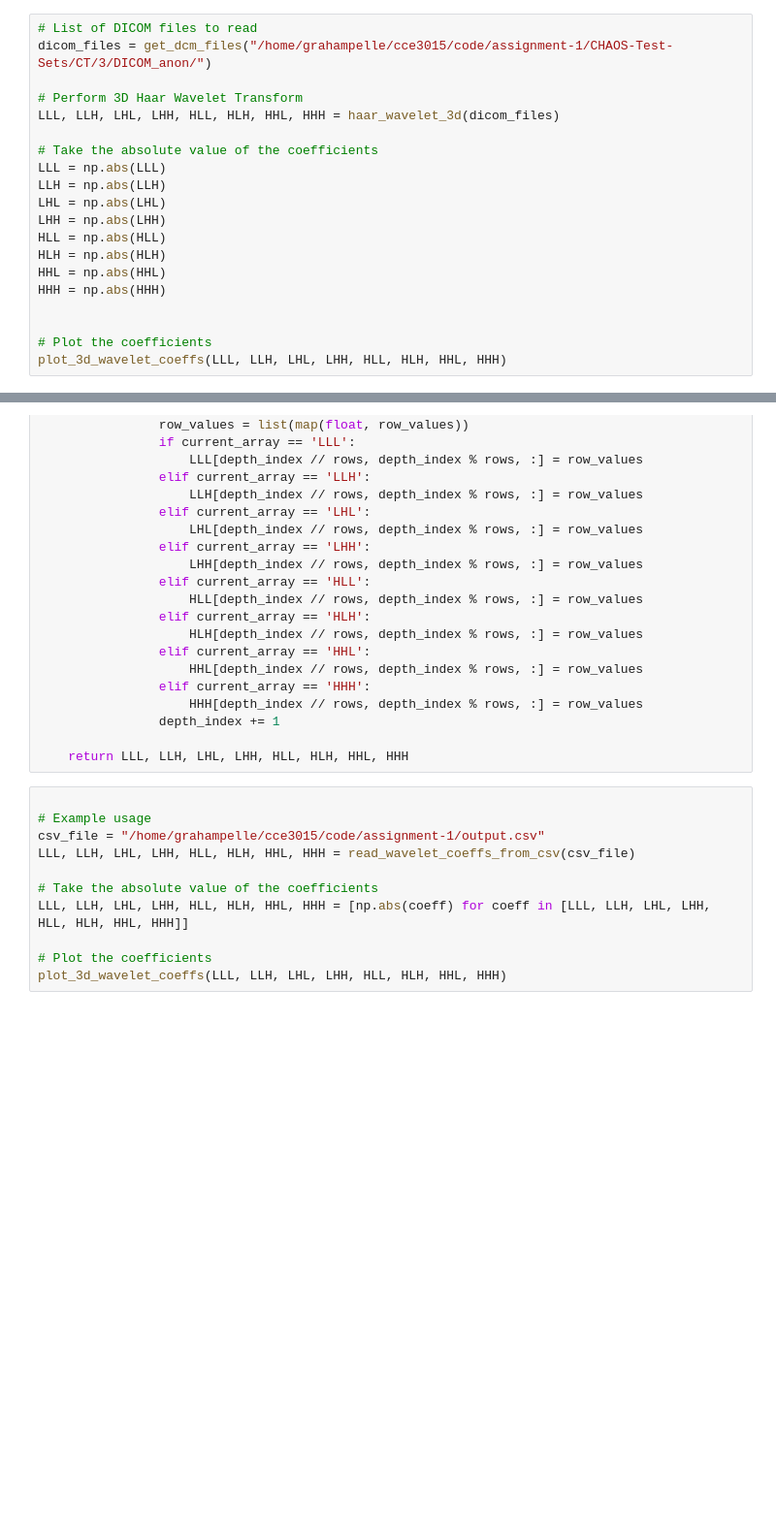
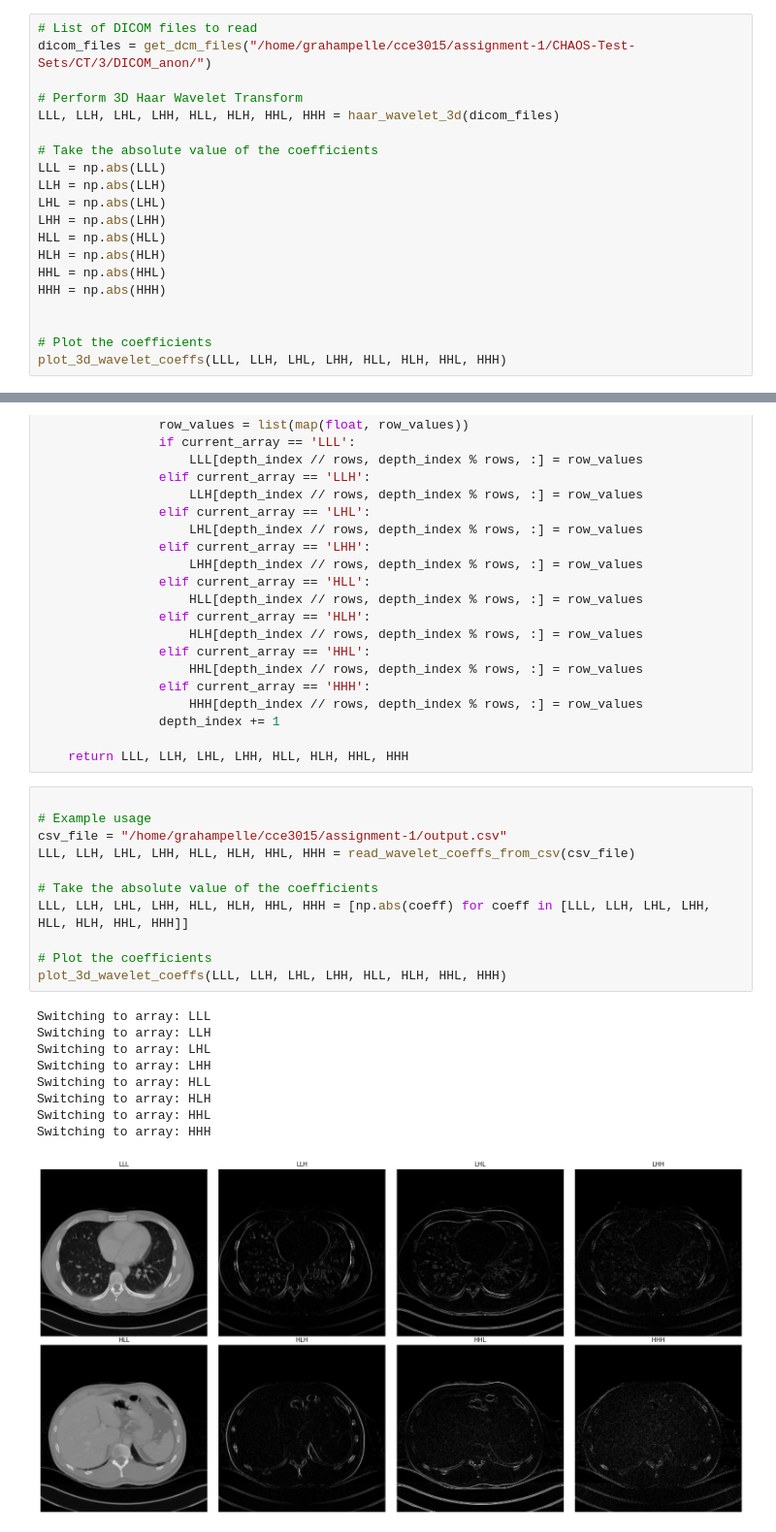
Before and after one commit to GrahamPellegrini/Cuda-3D-DWT, a Jupyter notebook: assignment-1/Wavelet.ipynb, the cells around one changed output, grey strips where cells are left out. Shown at 97% size. Saved outputs shown, nothing was run; the diff lists cells and outputs as text; blank space fills up the shorter version.

```diff
--- a/assignment-1/Wavelet.ipynb
+++ b/assignment-1/Wavelet.ipynb
@@ -261,7 +196,7 @@ def plot_3d_wavelet_coeffs(LLL, LLH, LHL, LHH, HLL, HLH, HHL, HHH):
     plt.show()
 # %%
 # List of DICOM files to read
-dicom_files = get_dcm_files("/home/grahampelle/cce3015/code/assignment-1/CHAOS-Test-Sets/CT/3/DICOM_anon/")
+dicom_files = get_dcm_files("/home/grahampelle/cce3015/assignment-1/CHAOS-Test-Sets/CT/3/DICOM_anon/")
 
 # Perform 3D Haar Wavelet Transform
 LLL, LLH, LHL, LHH, HLL, HLH, HHL, HHH = haar_wavelet_3d(dicom_files)
@@ -353,11 +290,21 @@ def read_wavelet_coeffs_from_csv(csv_file):
 # %%
 
 # Example usage
-csv_file = "/home/grahampelle/cce3015/code/assignment-1/output.csv"
+csv_file = "/home/grahampelle/cce3015/assignment-1/output.csv"
 LLL, LLH, LHL, LHH, HLL, HLH, HHL, HHH = read_wavelet_coeffs_from_csv(csv_file)
 
 # Take the absolute value of the coefficients
 LLL, LLH, LHL, LHH, HLL, HLH, HHL, HHH = [np.abs(coeff) for coeff in [LLL, LLH, LHL, LHH, HLL, HLH, HHL, HHH]]
 
 # Plot the coefficients
 plot_3d_wavelet_coeffs(LLL, LLH, LHL, LHH, HLL, HLH, HHL, HHH)
+# %% [output]
+Switching to array: LLL
+Switching to array: LLH
+Switching to array: LHL
+Switching to array: LHH
+Switching to array: HLL
+Switching to array: HLH
+Switching to array: HHL
+Switching to array: HHH
+[figure, added]
```
Also changed, not shown: parts of 7 cells of this notebook, 9 other files.
